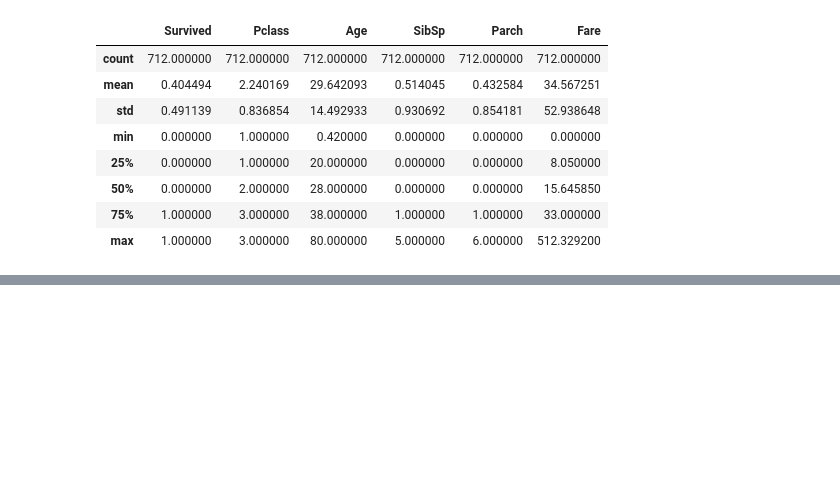
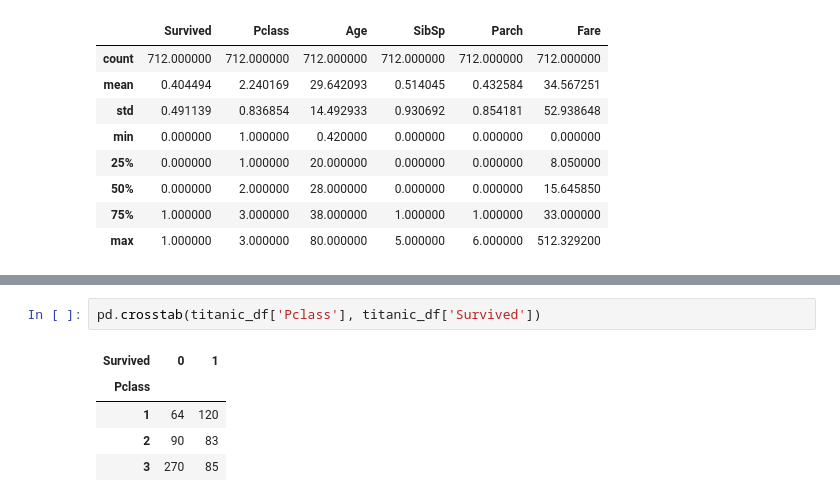
Before and after one commit to RolandSall/TitanicClassification, a Jupyter notebook: TitanicDataSetClassification.ipynb, the cells around one changed output, grey strips where cells are left out. Drawn from its saved outputs; the diff is of its cells as text; blank space fills up the shorter version.

```diff
--- a/TitanicDataSetClassification.ipynb
+++ b/TitanicDataSetClassification.ipynb
@@ -69,0 +82,8 @@ KeyError: "['PassengerId' 'Name' 'Ticket' 'Cabin'] not found in axis"
+# %%
+pd.crosstab(titanic_df['Pclass'], titanic_df['Survived'])
+# %% [output]
+| Survived | 0 | 1 |
+| Pclass |  |  |
+| 1 | 64 | 120 |
+| 2 | 90 | 83 |
+| 3 | 270 | 85 |
```
Also changed, not shown: parts of 5 cells of this notebook.
